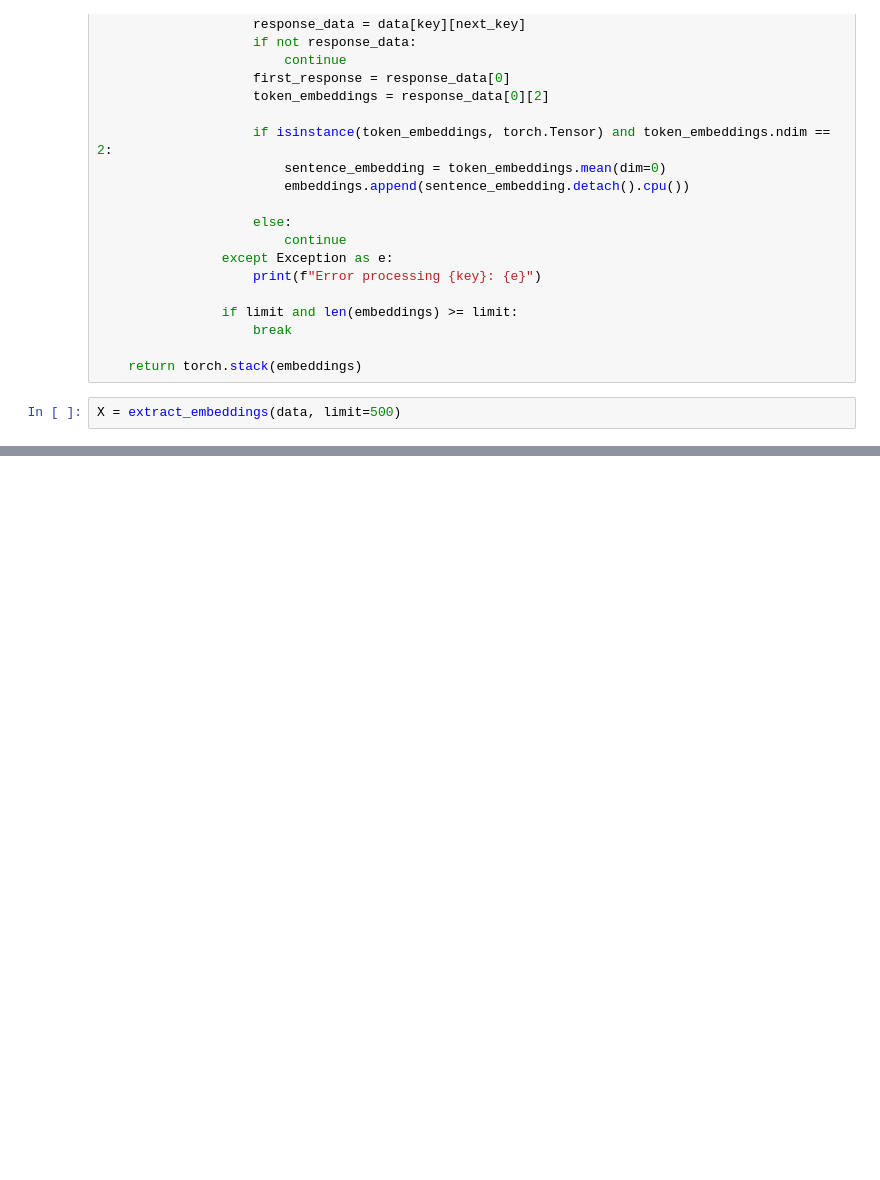
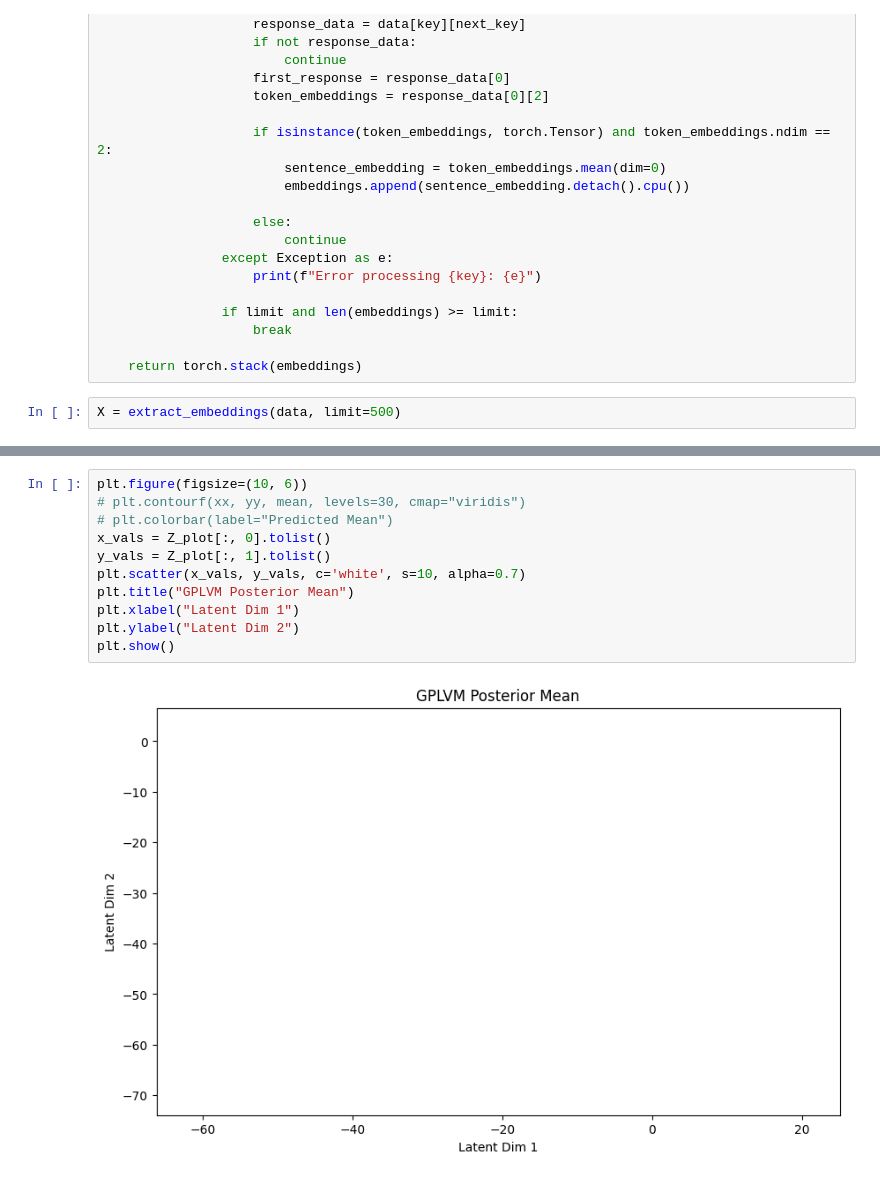
Before and after one commit to Four-Armed-Bandits/CS772-Project, a Jupyter notebook: GP Stuff/InitialTry.ipynb, the cells around one changed output, grey strips where cells are left out. Saved outputs shown, nothing was run; the diff lists cells and outputs as text; blank space fills up the shorter version.

```diff
--- a/GP Stuff/InitialTry.ipynb
+++ b/GP Stuff/InitialTry.ipynb
@@ -126,0 +208,13 @@ RuntimeError: Numpy is not available
+# %%
+plt.figure(figsize=(10, 6))
+# plt.contourf(xx, yy, mean, levels=30, cmap="viridis")
+# plt.colorbar(label="Predicted Mean")
+x_vals = Z_plot[:, 0].tolist()
+y_vals = Z_plot[:, 1].tolist()
+plt.scatter(x_vals, y_vals, c='white', s=10, alpha=0.7)
+plt.title("GPLVM Posterior Mean")
+plt.xlabel("Latent Dim 1")
+plt.ylabel("Latent Dim 2")
+plt.show()
+# %% [output]
+[figure, added]
```
Also changed, not shown: parts of 6 cells of this notebook, 1 other file.
